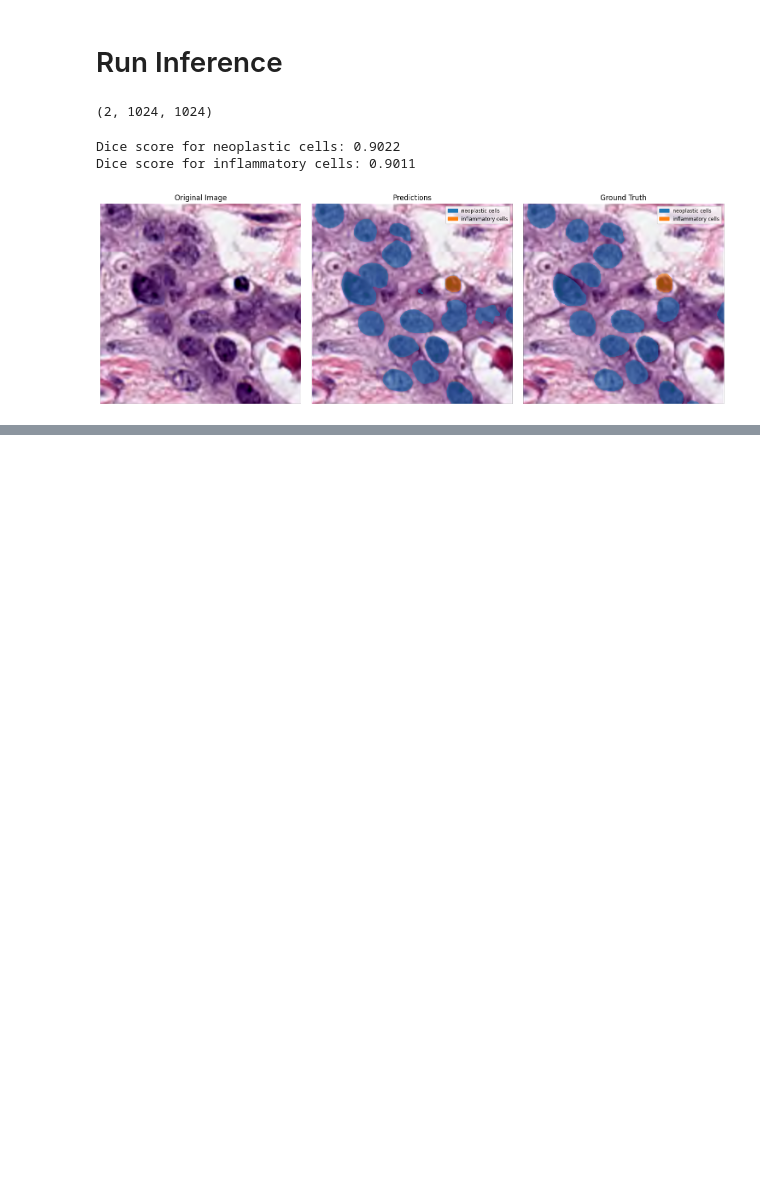
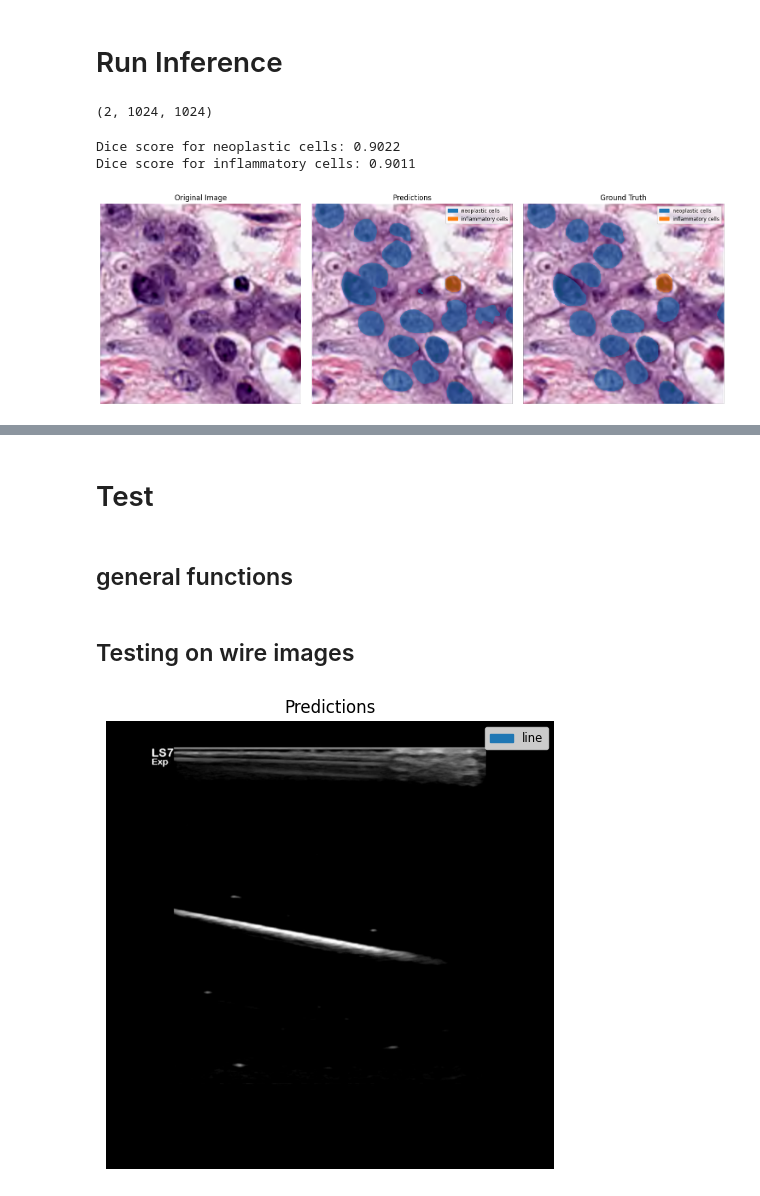
Before and after one commit to lior199707/BiomedParse, a Jupyter notebook: inference_colab_demo.ipynb, the cells around one changed output, grey strips where cells are left out. Cells and saved outputs as stored; diff of their text form; code cells hidden in the pictures; blank space fills up the shorter version.

Commit message:
(ADD) added tests for BiomedParse model on wire images and arteries images

```diff
--- a/inference_colab_demo.ipynb
+++ b/inference_colab_demo.ipynb
@@ -211,0 +220,2 @@ plt.show()
+# %% [markdown]
+# Test
@@ -211,0 +224,42 @@ plt.show()
+# %% [markdown]
+## general functions
+# %%
+def overlay_masks(image, masks, colors):
+    overlay = image.copy()
+    overlay = np.array(overlay, dtype=np.uint8)
+    for mask, color in zip(masks, colors):
+        overlay[mask > 0] = (overlay[mask > 0] * 0.4 + np.array(color) * 0.6).astype(np.uint8)
+    return Image.fromarray(overlay)
+
+# text prompts querying objects in the image. Multiple ones can be provided.
+def generate_colors(n):
+    cmap = plt.get_cmap('tab10')
+    colors = [tuple(int(255 * val) for val in cmap(i)[:3]) for i in range(n)]
+    return colors
+
+def predict_and_show(prompts, image):
+    colors = generate_colors(len(prompts))
+    legend_patches = [mpatches.Patch(color=np.array(color) / 255, label=prompt) for color, prompt in zip(colors, prompts)]
+    pred_mask = interactive_infer_image(model, image, prompts)
+    pred_overlay = overlay_masks(image, [1*(pred_mask[i] > 0.5) for i in range(len(prompts))], colors)
+    fig, ax = plt.subplots(1, 1, figsize=(5, 5))
+    ax.imshow(pred_overlay)  # Replace with the overlay you want to display
+    ax.set_title("Predictions")
+    ax.axis('off')
+    ax.legend(handles=legend_patches, loc='upper right', fontsize='small')
+
+    plt.tight_layout()
+    plt.show()
+# %% [markdown]
+## Testing on wire images
+# %%
+WIRE_IMG_PATH = '../drive/MyDrive/Img/wire_images_video_8/frame_0002.png'
+
+wire_image = Image.open(WIRE_IMG_PATH).convert('RGB')
+# cable, line, string, artery, cord, wire
+prompts = ['artery', 'cord' , 'wire']
+prompts2 = ['line']
+
+predict_and_show(prompts2, wire_image)
+# %% [output]
+[figure, added]
```
Also changed, not shown: parts of 13 cells of this notebook.
